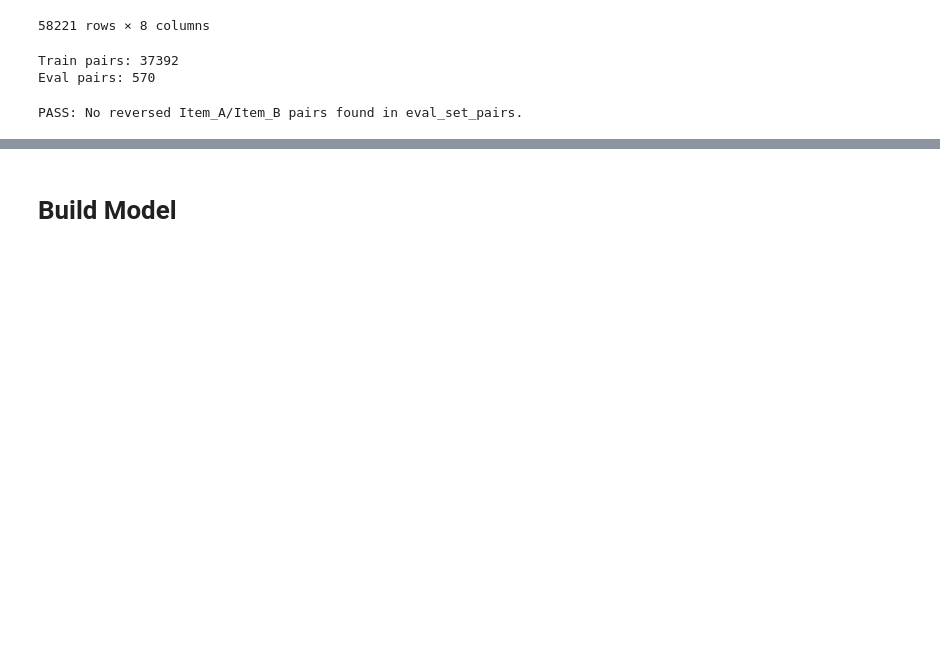
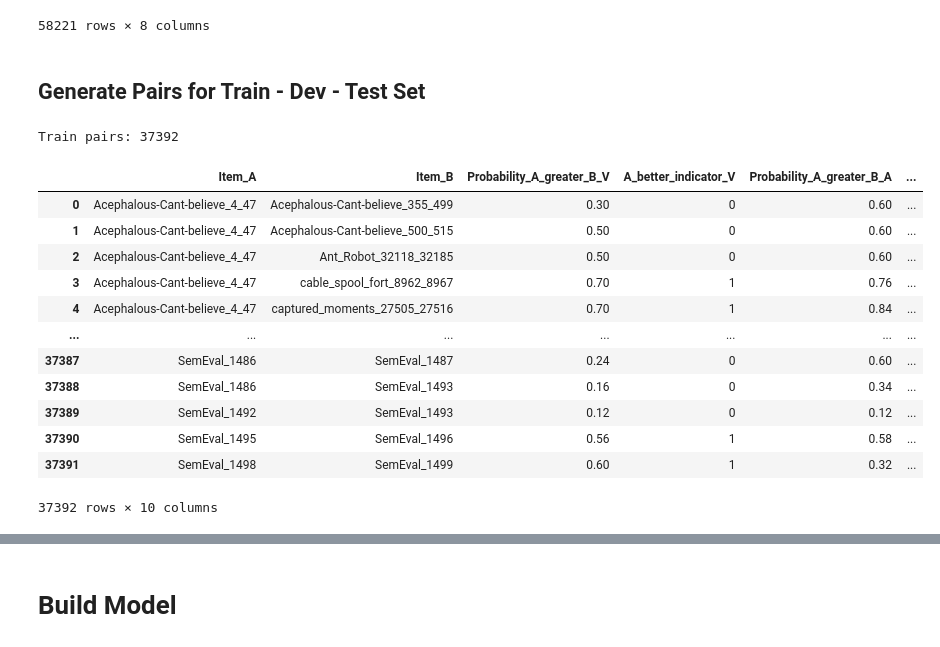
Before and after one commit to EDSI-UMD-College-Park/EmoPair, a Jupyter notebook: Model Training/reward_emobank.ipynb, the cells around one changed output, grey strips where cells are left out. Saved outputs shown, nothing was run; the diff lists cells and outputs as text; code cells hidden in the pictures; blank space fills up the shorter version.

```diff
--- a/Model Training/reward_emobank.ipynb
+++ b/Model Training/reward_emobank.ipynb
@@ -167,3 +167,5 @@ pairwise_data
 | 58219 | SemEval_1497 | SemEval_1498 | 0.40 | 0 | 0.68 | ... |
 | 58220 | SemEval_1498 | SemEval_1499 | 0.60 | 1 | 0.32 | ... |
 58221 rows × 8 columns
+# %% [markdown]
+## Generate Pairs for Train - Dev - Test Set
@@ -170,39 +191,53 @@ pairwise_data
 # %%
 # Get IDs for each split
 train_ids = emobank[emobank['split'] == "train"]['id'].copy().to_list()
-dev_ids = emobank[emobank['split'] == "dev"]['id'].copy().to_list()
+# dev_ids = emobank[emobank['split'] == "dev"]['id'].copy().to_list()
 
 # Filter pairwise_data for train (both items in train)
 train_set_pairs = pairwise_data[
     (pairwise_data['Item_A'].isin(train_ids)) &
     (pairwise_data['Item_B'].isin(train_ids))
 ].reset_index(drop=True)
 
-eval_set_pairs = pairwise_data[
-    (pairwise_data['Item_A'].isin(dev_ids)) &
-    (pairwise_data['Item_B'].isin(dev_ids))
-].reset_index(drop=True)
+# Too few dev pairs, so generating them from EmoBank like I did with the test set below
+# eval_set_pairs = pairwise_data[
+#     (pairwise_data['Item_A'].isin(dev_ids)) &
+#     (pairwise_data['Item_B'].isin(dev_ids))
+# ].reset_index(drop=True)
 
 print(f"Train pairs: {len(train_set_pairs)}")
-print(f"Eval pairs: {len(eval_set_pairs)}")
+# print(f"Eval pairs: {len(eval_set_pairs)}")
+
+train_set_pairs = join_texts(train_set_pairs, emobank)
+train_set_pairs
 # %% [output]
 Train pairs: 37392
-Eval pairs: 570
+|  | Item_A | Item_B | Probability_A_greater_B_V | A_better_indicator_V | Probability_A_greater_B_A | ... |
+| 0 | Acephalous-Cant-believe_4_47 | Acephalous-Cant-believe_355_499 | 0.30 | 0 | 0.60 | ... |
+| 1 | Acephalous-Cant-believe_4_47 | Acephalous-Cant-believe_500_515 | 0.50 | 0 | 0.60 | ... |
+| 2 | Acephalous-Cant-believe_4_47 | Ant_Robot_32118_32185 | 0.50 | 0 | 0.60 | ... |
+| 3 | Acephalous-Cant-believe_4_47 | cable_spool_fort_8962_8967 | 0.70 | 1 | 0.76 | ... |
+| 4 | Acephalous-Cant-believe_4_47 | captured_moments_27505_27516 | 0.70 | 1 | 0.84 | ... |
+| ... | ... | ... | ... | ... | ... | ... |
+| 37387 | SemEval_1486 | SemEval_1487 | 0.24 | 0 | 0.60 | ... |
+| 37388 | SemEval_1486 | SemEval_1493 | 0.16 | 0 | 0.34 | ... |
+| 37389 | SemEval_1492 | SemEval_1493 | 0.12 | 0 | 0.12 | ... |
+| 37390 | SemEval_1495 | SemEval_1496 | 0.56 | 1 | 0.58 | ... |
+| 37391 | SemEval_1498 | SemEval_1499 | 0.60 | 1 | 0.32 | ... |
+37392 rows × 10 columns
 # %%
-# Verify that no pair in eval_set_pairs has its reverse also present
-pairs = set(zip(eval_set_pairs['Item_A'], eval_set_pairs['Item_B']))
-reversed_pairs = {(b, a) for (a, b) in pairs}
-conflicts = pairs & reversed_pairs
+# # Verify that no pair in eval_set_pairs has its reverse also present
+# pairs = set(zip(eval_set_pairs['Item_A'], eval_set_pairs['Item_B']))
+# reversed_pairs = {(b, a) for (a, b) in pairs}
+# conflicts = pairs & reversed_pairs
 
-if not conflicts:
-    print("PASS: No reversed Item_A/Item_B pairs found in eval_set_pairs.")
-else:
-    # Report unique unordered conflicts
-    uniq_conflicts = {tuple(sorted(p)) for p in conflicts}
-    print(f"FAIL: Found {len(uniq_conflicts)} reversed pair(s) (showing up to 10):")
-    for i, p in enumerate(list(uniq_conflicts)[:10], 1):
-        print(f"{i}. {p[0]}  <->  {p[1]}")
-    raise AssertionError(f"Reversed pairs exist in eval_set_pairs: {len(uniq_conflicts)} found.")
+# if not conflicts:
+#     print("PASS: No reversed Item_A/Item_B pairs found in eval_set_pairs.")
+# else:
+#     # Report unique unordered conflicts
+#     uniq_conflicts = {tuple(sorted(p)) for p in conflicts}
+#     print(f"FAIL: Found {len(uniq_conflicts)} reversed pair(s) (showing up to 10):")
+#     for i, p in enumerate(list(uniq_conflicts)[:10], 1):
+#         print(f"{i}. {p[0]}  <->  {p[1]}")
+#     raise AssertionError(f"Reversed pairs exist in eval_set_pairs: {len(uniq_conflicts)} found.")
-# %% [output]
-PASS: No reversed Item_A/Item_B pairs found in eval_set_pairs.
 # %%
```
Also changed, not shown: parts of 10 cells of this notebook, 4 other files.
